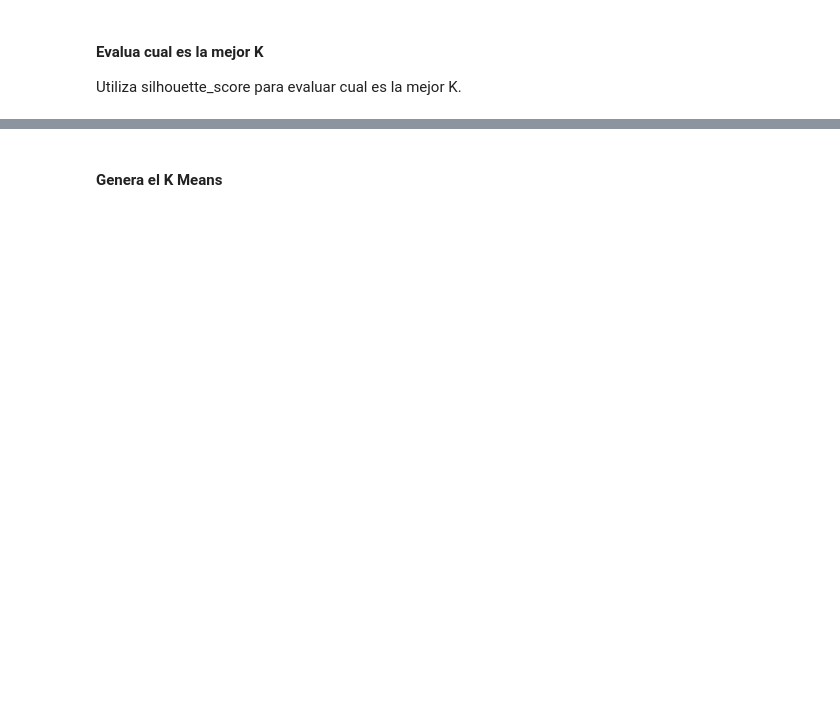
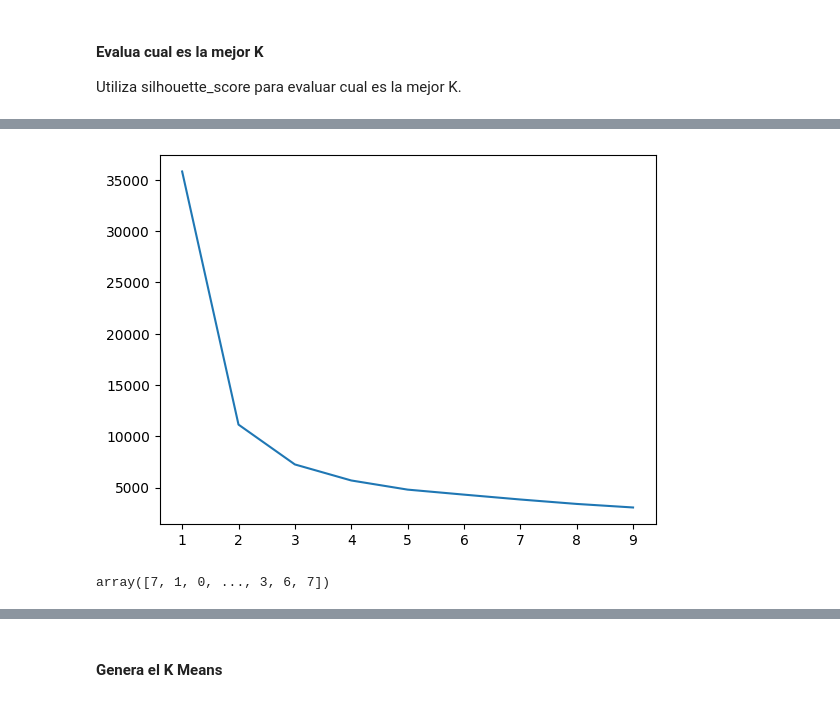
Before and after one commit to Mlcruz9/DS_TheBridgeBBK_SBIL2023, a Jupyter notebook: 3-Machine_Learning/2-No_Supervisado/1-Clustering/Practica/EJER_1_kmeans_drugs_review.ipynb, the cells around one changed output, grey strips where cells are left out. Drawn from its saved outputs; the diff is of its cells as text; code cells hidden in the pictures; blank space fills up the shorter version.

```diff
--- a/3-Machine_Learning/2-No_Supervisado/1-Clustering/Practica/EJER_1_kmeans_drugs_review.ipynb
+++ b/3-Machine_Learning/2-No_Supervisado/1-Clustering/Practica/EJER_1_kmeans_drugs_review.ipynb
@@ -22,0 +133,9 @@ Utiliza silhouette_score para evaluar cual es la mejor K.
+# %%
+ks = []
+inertias = []
+
+for k in range(1, 10):
+    clustering = KMeans(n_clusters = k)
+    clustering.fit(X)
+    inertias.append(clustering.inertia_)
+    ks.append(k)
@@ -22,0 +170,4 @@ Utiliza silhouette_score para evaluar cual es la mejor K.
+# %%
+plt.plot(ks, inertias);
+# %% [output]
+[figure, added]
@@ -22,0 +176,4 @@ Utiliza silhouette_score para evaluar cual es la mejor K.
+# %%
+clustering.labels_
+# %% [output]
+array([7, 1, 0, ..., 3, 6, 7])
```
Also changed, not shown: parts of 29 cells of this notebook, 7 other files.
